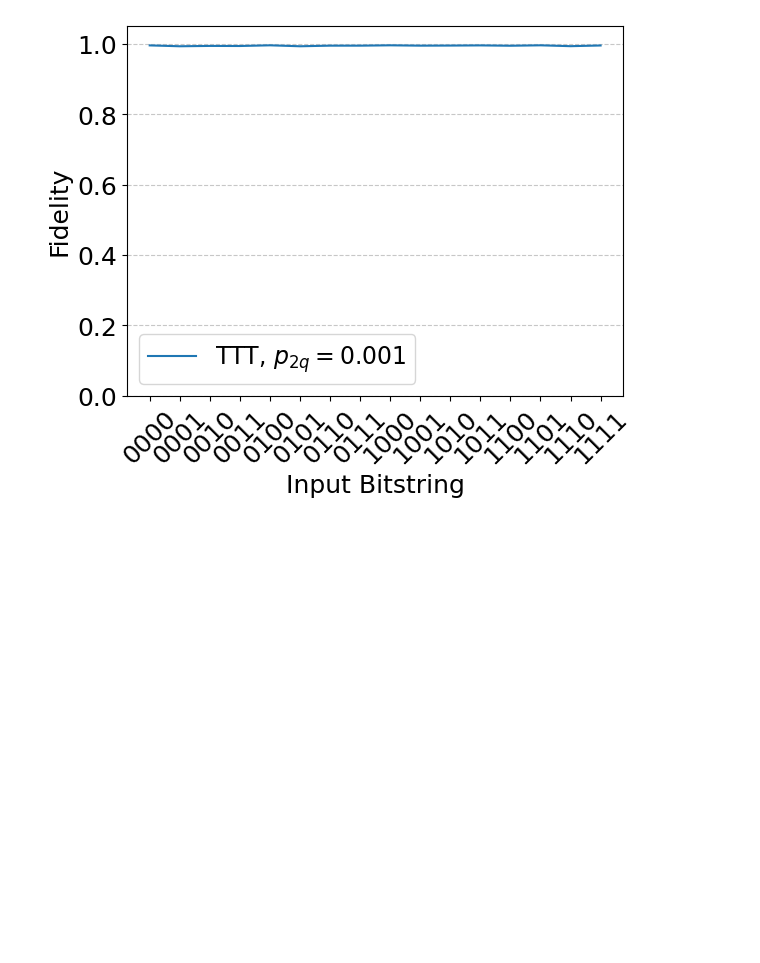
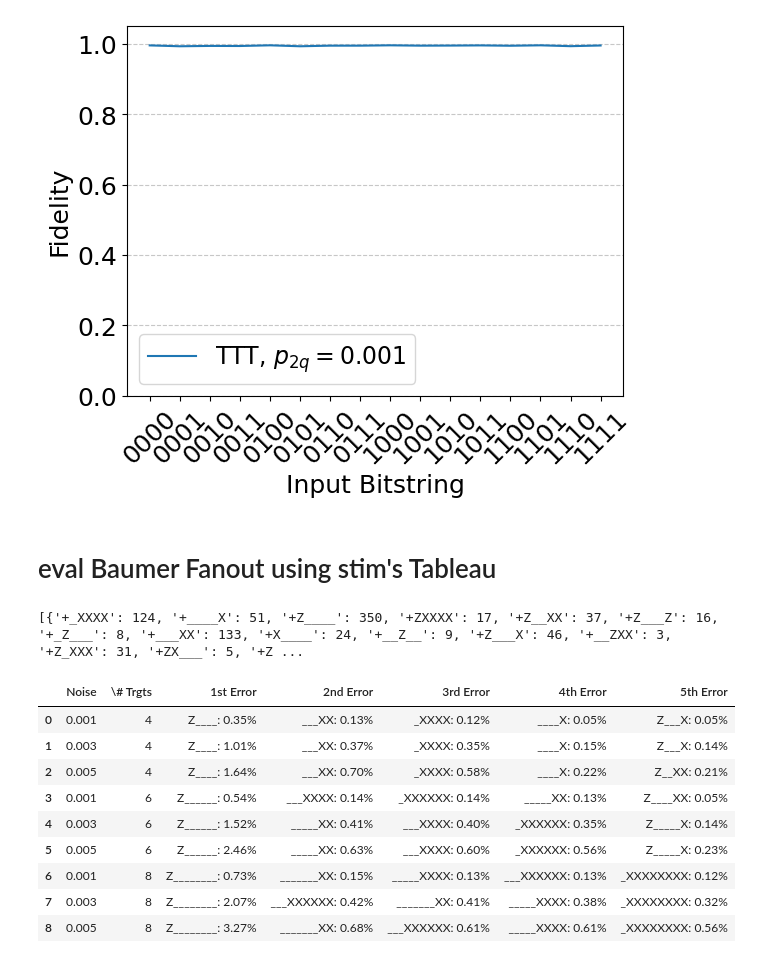
Before and after one commit to kunliu7/Distributed-Q-Algo, a Jupyter notebook: notebooks/vis/eval_nisq_fanout.ipynb, the cells around one changed output. Drawn from its saved outputs; the diff is of its cells as text; code cells hidden in the pictures; blank space fills up the shorter version.

Commit message:
vis Baumer Fanout

```diff
--- a/notebooks/vis/eval_nisq_fanout.ipynb
+++ b/notebooks/vis/eval_nisq_fanout.ipynb
@@ -100,3 +102,43 @@ ax.legend()
 plt.show()
 # %% [output]
 [figure]
+# %% [markdown]
+# eval Baumer Fanout using stim's Tableau
+# %%
+n_trgts_lst = [4, 6, 8]
+p2s = [0.001, 0.003, 0.005]
+n_shots = 100000
+
+dmgr = NISQFanoutDataMgr()
+data = dmgr.load(n_trgts=n_trgts_lst, p2=p2s, n_shots=n_shots)
+error_counts_lst, _, _ = data
+print(error_counts_lst)
+
+columns = ["Noise", "\\# Trgts", "1st Error", "2nd Error", "3rd Error", "4th Error", "5th Error"]
+rows = []
+top_errors_lst = []
+for error_counts, (n_trgts, p2) in zip(error_counts_lst, itertools.product(n_trgts_lst, p2s)):
+    row = [p2, n_trgts]
+    top_errors = sorted(error_counts.items(), key=lambda x: x[1], reverse=True)[:5]
+    error_strs = [f"{error[1:]}: {count/n_shots:.2%}" for error, count in top_errors]
+    row.extend(error_strs)
+    rows.append(row)
+df = pd.DataFrame(rows, columns=columns)
+# df.to_csv("top_errors.csv", index=False)
+filepath = dmgr.get_filepath(n_trgts=n_trgts_lst, p2=p2s, n_shots=n_shots)
+df.to_csv(f"../../data/nisq/fanout/top_errors-n_trgts={n_trgts_lst},p2={p2s},n_shots={n_shots}.pkl", index=False)
+# %% [output]
+[{'+_XXXX': 124, '+____X': 51, '+Z____': 350, '+ZXXXX': 17, '+Z__XX': 37, '+Z___Z': 16, '+_Z___': 8, '+___XX': 133, '+X____': 24, '+__Z__': 9, '+Z___X': 46, '+__ZXX': 3, '+Z_XXX': 31, '+ZX___': 5, '+Z ...
+# %%
+df
+# %% [output]
+|  | Noise | \# Trgts | 1st Error | 2nd Error | 3rd Error | 4th Error | 5th Error |
+| 0 | 0.001 | 4 | Z____: 0.35% | ___XX: 0.13% | _XXXX: 0.12% | ____X: 0.05% | Z___X: 0.05% |
+| 1 | 0.003 | 4 | Z____: 1.01% | ___XX: 0.37% | _XXXX: 0.35% | ____X: 0.15% | Z___X: 0.14% |
+| 2 | 0.005 | 4 | Z____: 1.64% | ___XX: 0.70% | _XXXX: 0.58% | ____X: 0.22% | Z__XX: 0.21% |
+| 3 | 0.001 | 6 | Z______: 0.54% | ___XXXX: 0.14% | _XXXXXX: 0.14% | _____XX: 0.13% | Z____XX: 0.05% |
+| 4 | 0.003 | 6 | Z______: 1.52% | _____XX: 0.41% | ___XXXX: 0.40% | _XXXXXX: 0.35% | Z_____X: 0.14% |
+| 5 | 0.005 | 6 | Z______: 2.46% | _____XX: 0.63% | ___XXXX: 0.60% | _XXXXXX: 0.56% | Z_____X: 0.23% |
+| 6 | 0.001 | 8 | Z________: 0.73% | _______XX: 0.15% | _____XXXX: 0.13% | ___XXXXXX: 0.13% | _XXXXXXXX: 0.12% |
+| 7 | 0.003 | 8 | Z________: 2.07% | ___XXXXXX: 0.42% | _______XX: 0.41% | _____XXXX: 0.38% | _XXXXXXXX: 0.32% |
+| 8 | 0.005 | 8 | Z________: 3.27% | _______XX: 0.68% | ___XXXXXX: 0.61% | _____XXXX: 0.61% | _XXXXXXXX: 0.56% |
```
Also changed, not shown: parts of 3 cells of this notebook.
